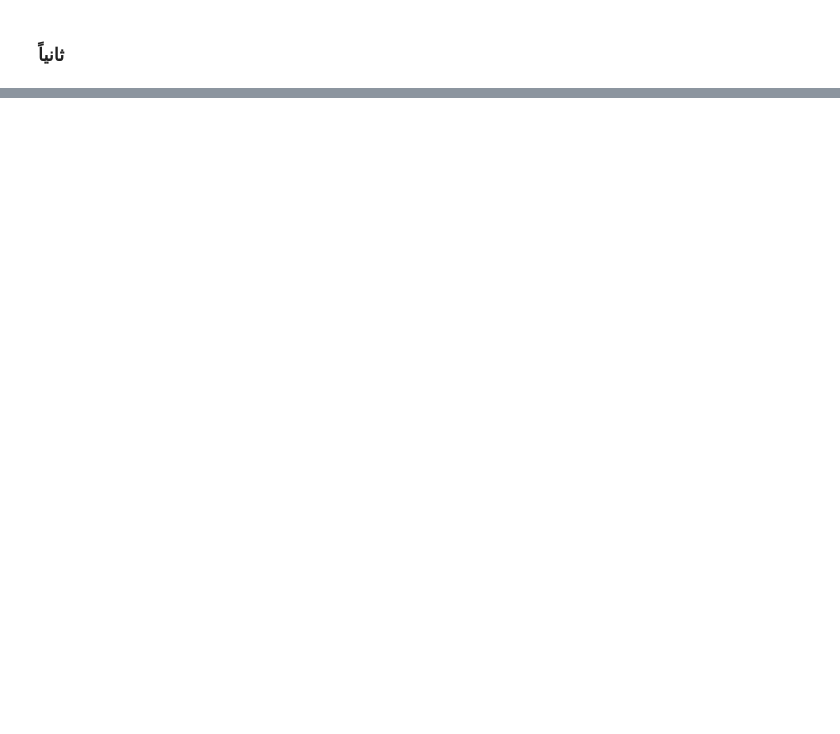
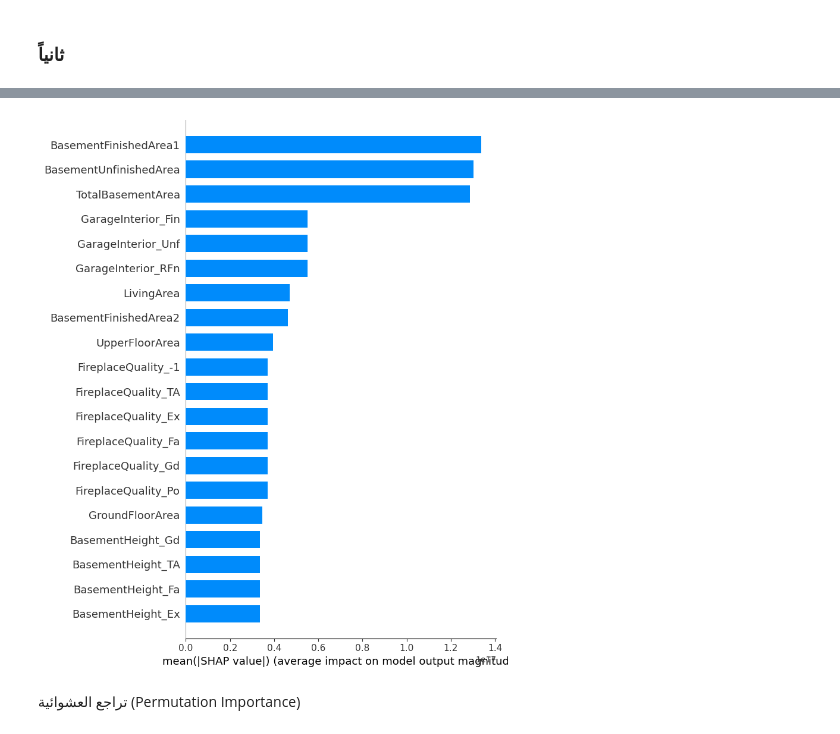
Before and after one commit to tonybotros1/ML-HM1, a Jupyter notebook: code.ipynb, the cells around one changed output, grey strips where cells are left out. Cells and saved outputs as stored; diff of their text form; code cells hidden in the pictures; blank space fills up the shorter version.

```diff
--- a/code.ipynb
+++ b/code.ipynb
@@ -393,0 +475,33 @@ shap_importance(data)
+# %%
+def LinearRegression_importance( X_train, X_test, y_train, y_test, top_n=20):
+    pipeline = Pipeline(steps=[
+        ('preprocessor', preprocessor),
+        ('regressor', LinearRegression())
+    ])
+
+    pipeline.fit(X_train, y_train)
+
+    model = pipeline.named_steps['regressor']
+    coefficients = model.coef_
+
+    feature_names = (X_train.select_dtypes(include=['int64', 'float64']).columns.tolist() +
+                     preprocessor.transformers_[1][1]
+                     .named_steps['onehot']
+                     .get_feature_names_out(X_train.select_dtypes(include=['object']).columns).tolist())
+    indices = np.argsort(np.abs(coefficients))[::-1]
+    top_features = [feature_names[i] for i in indices[:top_n]]
+
+    # تحويل القيم لتكون مصفوفة
+    shap_values = np.tile(coefficients, (X_train.shape[0], 1))
+
+    shap.summary_plot(shap_values, features=pipeline.named_steps['preprocessor'].transform(X_train), feature_names=feature_names, plot_type="bar")
+    X_train_selected = pd.DataFrame(pipeline.named_steps['preprocessor'].transform(X_train), columns=feature_names)[top_features]
+    X_test_selected = pd.DataFrame(pipeline.named_steps['preprocessor'].transform(X_test), columns=feature_names)[top_features]
+
+    return top_features, X_train_selected, X_test_selected
+# %%
+top_features_LinearRegression, X_train_selected_LinearRegression, X_test_selected_LinearRegression=LinearRegression_importance( X_train, X_test, y_train, y_test)
+# %% [output]
+[figure, added]
+# %% [markdown]
+تراجع العشوائية (Permutation Importance)
```
Also changed, not shown: parts of 138 cells of this notebook, 8 other files.
